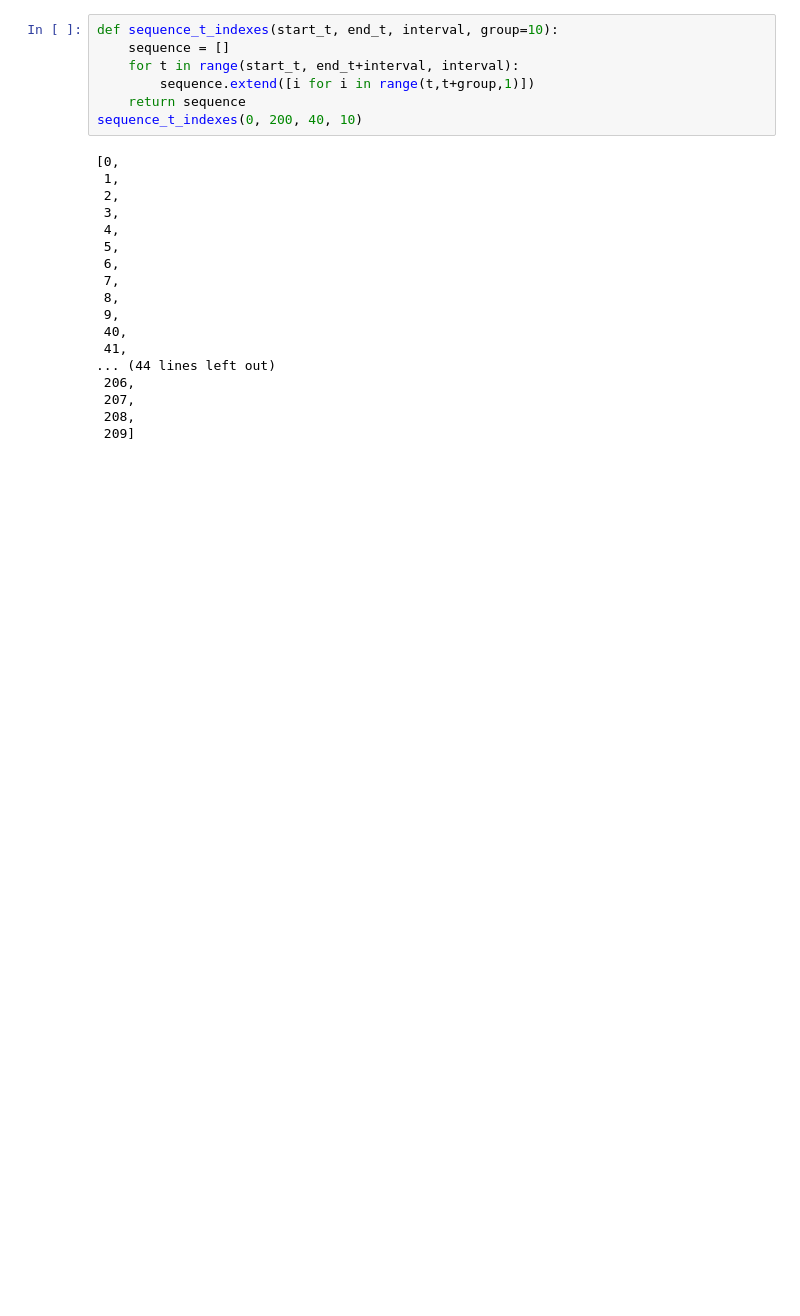
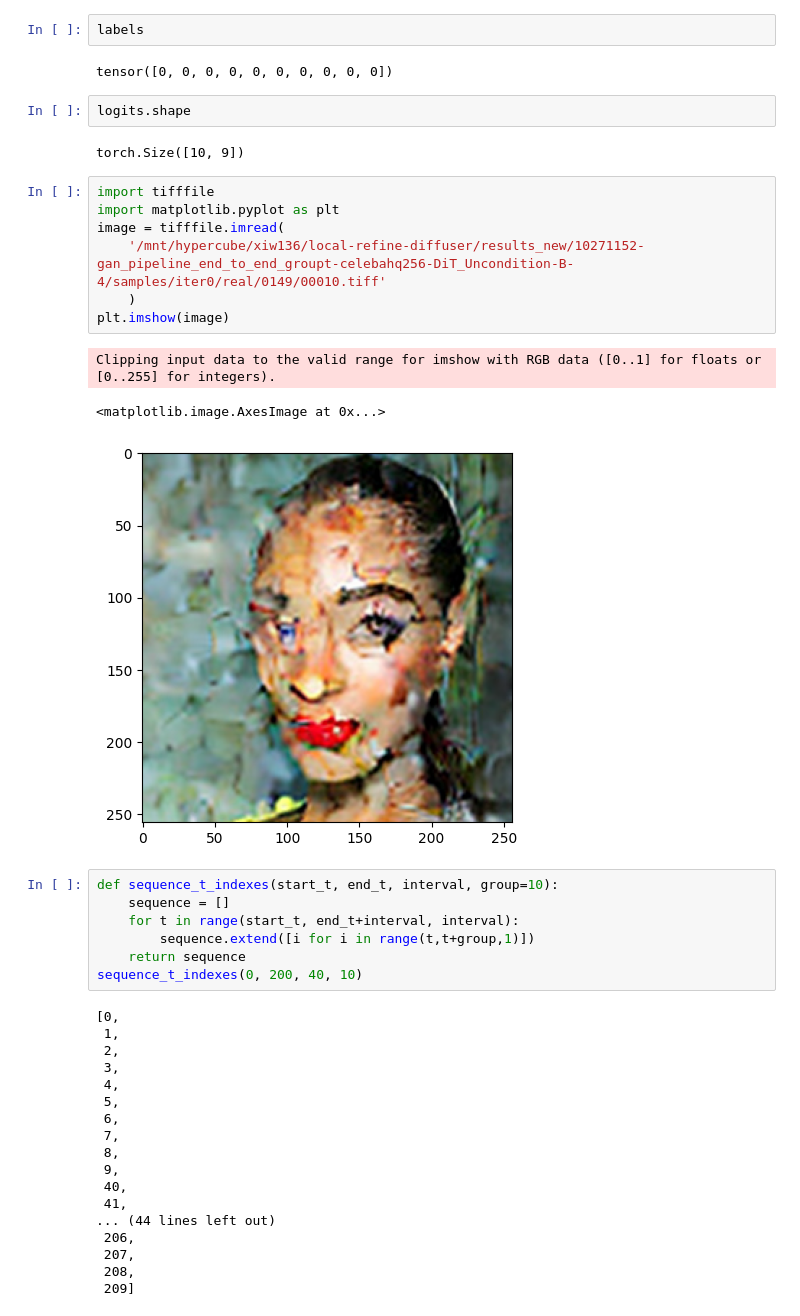
Before and after one commit to XinyuanWangCS/local-refine-diffuser, a Jupyter notebook: src/resnet.ipynb, the cells around one changed output. Saved outputs shown, nothing was run; the diff lists cells and outputs as text; blank space fills up the shorter version.

```diff
--- a/src/resnet.ipynb
+++ b/src/resnet.ipynb
@@ -1,3 +29,22 @@
+# %%
+labels
+# %% [output]
+tensor([0, 0, 0, 0, 0, 0, 0, 0, 0, 0])
+# %%
+logits.shape
+# %% [output]
+torch.Size([10, 9])
+# %%
+import tifffile
+import matplotlib.pyplot as plt
+image = tifffile.imread(
+    '/mnt/hypercube/xiw136/local-refine-diffuser/results_new/10271152-gan_pipeline_end_to_end_groupt-celebahq256-DiT_Uncondition-B-4/samples/iter0/real/0149/00010.tiff'
+    )
+plt.imshow(image)
+# %% [output]
+Clipping input data to the valid range for imshow with RGB data ([0..1] for floats or [0..255] for integers).
+<matplotlib.image.AxesImage at 0x...>
+[figure, added]
 # %%
 def sequence_t_indexes(start_t, end_t, interval, group=10):
     sequence = []
```
Also changed, not shown: parts of 9 cells of this notebook, 28 other files.
